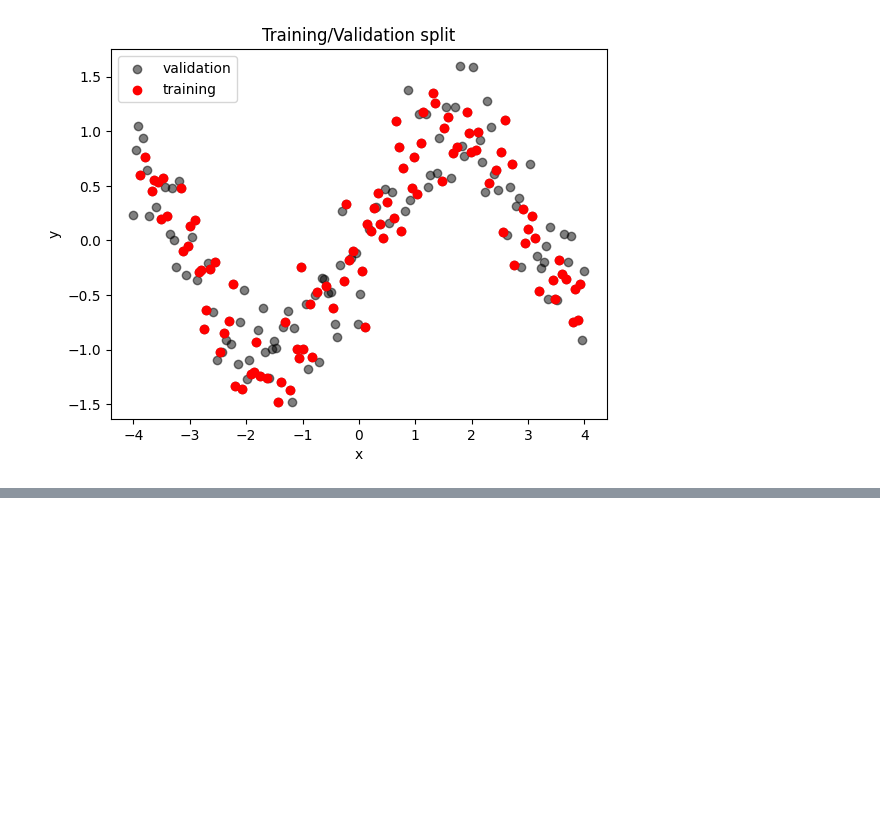
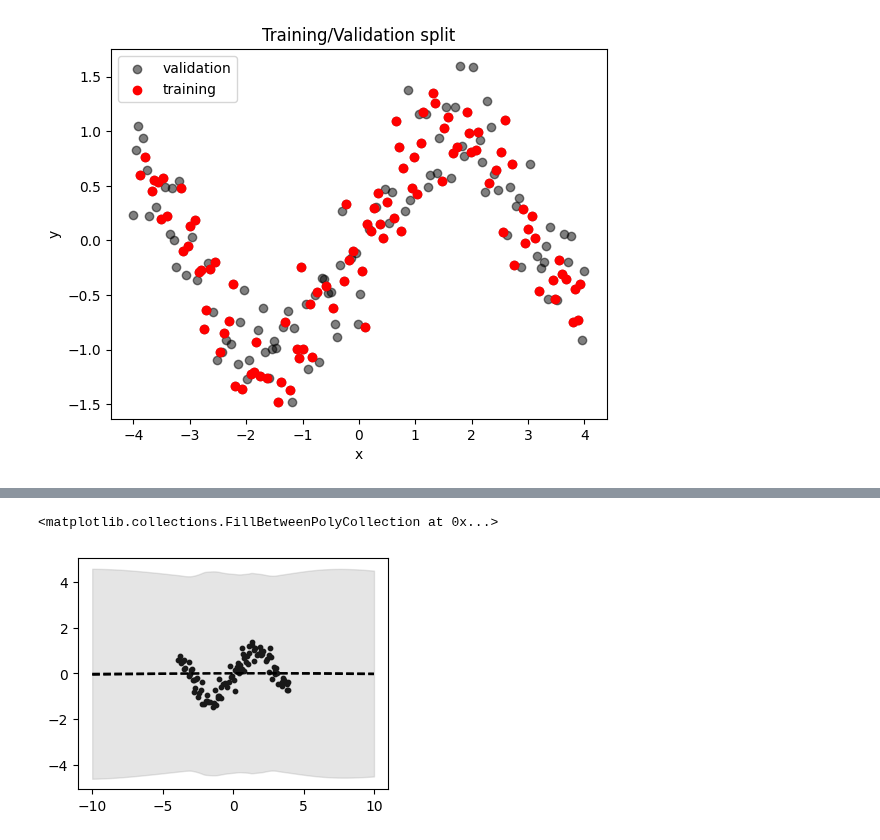
Before and after one commit to clarahoffmann/last-layer-inf, a Jupyter notebook: src/vi_ridge.ipynb, the cells around one changed output, grey strips where cells are left out. Saved outputs shown, nothing was run; the diff lists cells and outputs as text; code cells hidden in the pictures; blank space fills up the shorter version.

```diff
--- a/src/vi_ridge.ipynb
+++ b/src/vi_ridge.ipynb
@@ -99,0 +89,44 @@ plt.plot(elbos)
+# %%
+preds = {'mean': [],
+         'var': []}
+
+xs_pred_np = np.linspace(-10,10,200)
+xs_pred = torch.tensor(xs_pred_np).unsqueeze(-1).float()
+
+Psi_pred = lli_net.get_ll_embedd(xs_pred)
+_, L = Psi_pred.shape
+
+# Use the last 5% of all samples for the final parameters
+# of the variational distribution:
+final_mu = torch.stack(mus[int(.95*len(mus)):]).mean(dim = 0)
+final_sigma = torch.exp(torch.stack(rhos[int(.95*len(rhos)):])).mean(dim = 0)
+
+dist = Normal(loc = final_mu, scale = final_sigma)
+samples = dist.rsample((1000,))
+w_sample = samples[:, :L]
+tau_sq_sample = torch.exp(samples[:, -2])
+sigma_sq_sample = torch.exp(samples[:,-1])
+# %%
+# compute predictive densities, means and stds
+ys_grid = torch.arange(-5,5, .01)
+preds = {'mean': [], 'var': []}
+for i in range(Psi_pred.shape[0]):
+    pdf_vi_ridge , y_mean, y_var = get_pred_post_dist(Psi_pred[i], w_sample, sigma_sq_sample, ys_grid)
+    preds['mean'].append(y_mean)
+    preds['var'].append(y_var)
+preds['mean'] = np.stack(preds['mean']).squeeze()
+preds['std'] = np.sqrt(np.stack(preds['var'])).squeeze()
+# %%
+preds_fake = (Psi_pred @ final_mu [:L]).detach().numpy()
+# %%
+fig, axs = plt.subplots(1,1, figsize = (4,3))
+axs.scatter(xs_train, ys_train, c = 'black', label = 'observed data', alpha = 1, s = 10)
+axs.plot(xs_pred, preds_fake, c = 'black', linestyle = 'dashed', label = 'posterior mean')
+axs.plot(xs_pred, preds['mean'], c = 'black', linestyle = 'dashed', label = 'posterior mean')
+axs.fill_between(xs_pred.squeeze(),
+                 preds['mean'] - 2*preds['std'],
+                 preds['mean'] + 2*preds['std'],
+                 alpha=0.2, color='gray', label='95% CI')
+# %% [output]
+<matplotlib.collections.FillBetweenPolyCollection at 0x...>
+[figure, added]
```
Also changed, not shown: parts of 10 cells of this notebook.
